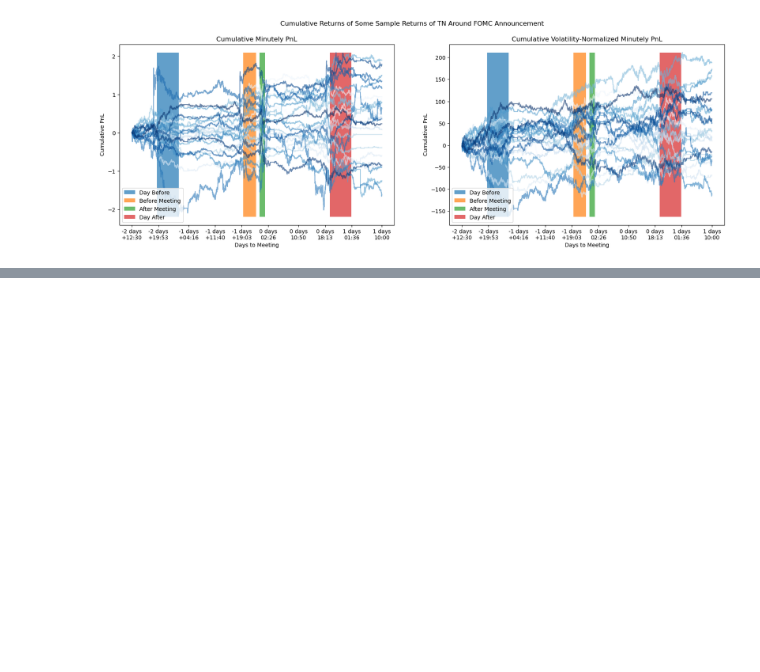
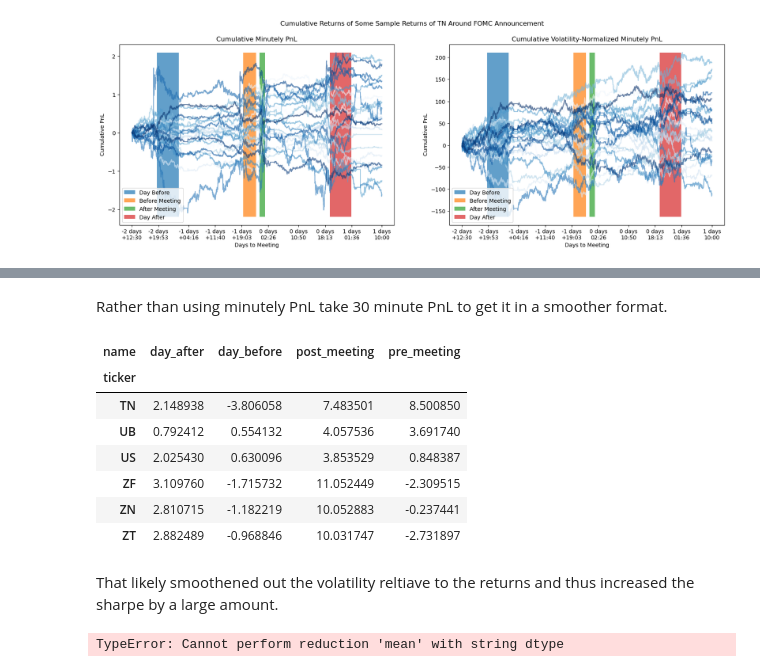
Before and after one commit to diegodalvarez/FOMCDrift, a Jupyter notebook: notebook/1BackGroundData.ipynb, the cells around one changed output, grey strips where cells are left out. Saved outputs shown, nothing was run; the diff lists cells and outputs as text; code cells hidden in the pictures; blank space fills up the shorter version.

```diff
--- a/notebook/1BackGroundData.ipynb
+++ b/notebook/1BackGroundData.ipynb
@@ -313,0 +331,39 @@ plt.show()
+# %%
+df_hhour_pnl = (df_zone
+    .groupby(["meeting_id", "ticker", "contract", "zone", "name"])
+    .resample("30min")
+    .first()
+    .reset_index()
+    .set_index("date")
+    .groupby(["meeting_id", "ticker", "contract", "zone", "name"])
+    .apply(lambda x: x.sort_index().impute_open.diff())
+    .reset_index())
+# %% [markdown]
+Rather than using minutely PnL take 30 minute PnL to get it in a smoother format.
+# %%
+(df_hhour_pnl
+    .drop(columns = ["date"])
+    .dropna()
+    [["zone", "name", "ticker", "impute_open"]]
+    .groupby(["zone", "name", "ticker"])
+    .agg(lambda x: x.mean() / x.std() * np.sqrt(252 * 48))
+    .reset_index()
+    .pivot(index = "ticker", columns = "name", values = "impute_open"))
+# %% [output]
+| name | day_after | day_before | post_meeting | pre_meeting |
+| ticker |  |  |  |  |
+| TN | 2.148938 | -3.806058 | 7.483501 | 8.500850 |
+| UB | 0.792412 | 0.554132 | 4.057536 | 3.691740 |
+| US | 2.025430 | 0.630096 | 3.853529 | 0.848387 |
+| ZF | 3.109760 | -1.715732 | 11.052449 | -2.309515 |
+| ZN | 2.810715 | -1.182219 | 10.052883 | -0.237441 |
+| ZT | 2.882489 | -0.968846 | 10.031747 | -2.731897 |
+# %% [markdown]
+That likely smoothened out the volatility reltiave to the returns and thus increased the sharpe by a large amount.
+# %%
+(df_pnl
+    [["ticker", "name", "impute_open"]]
+    .groupby(["ticker", "name"])
+    .agg)
+# %% [output]
+TypeError: Cannot perform reduction 'mean' with string dtype
```
Also changed, not shown: parts of 10 cells of this notebook.
